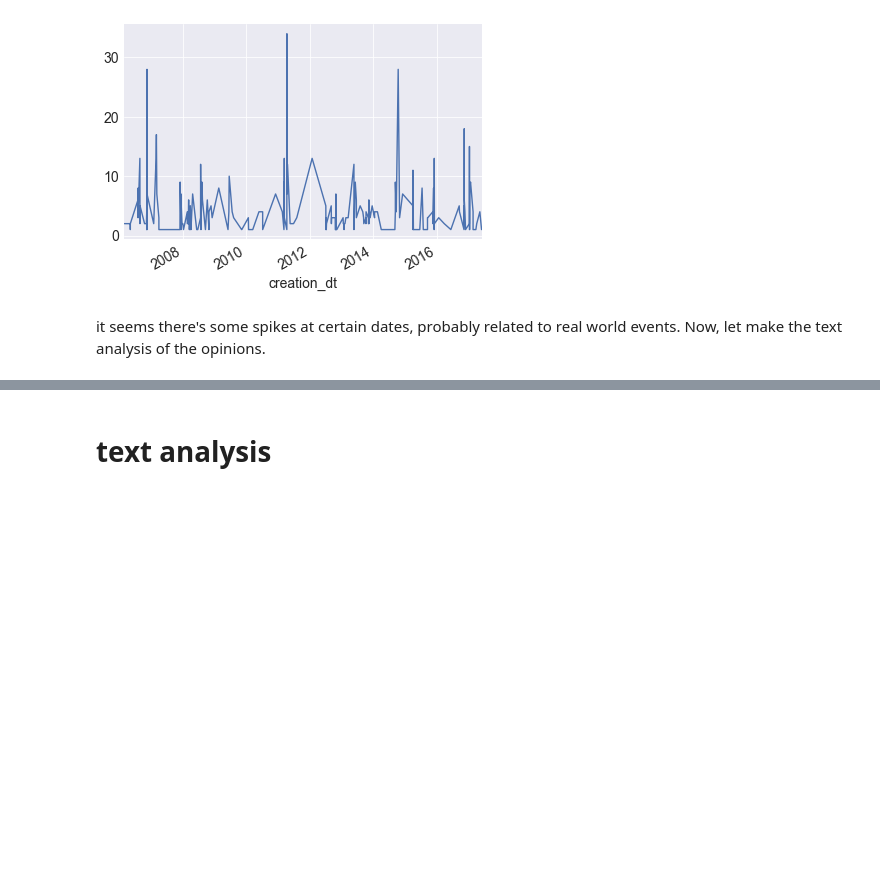
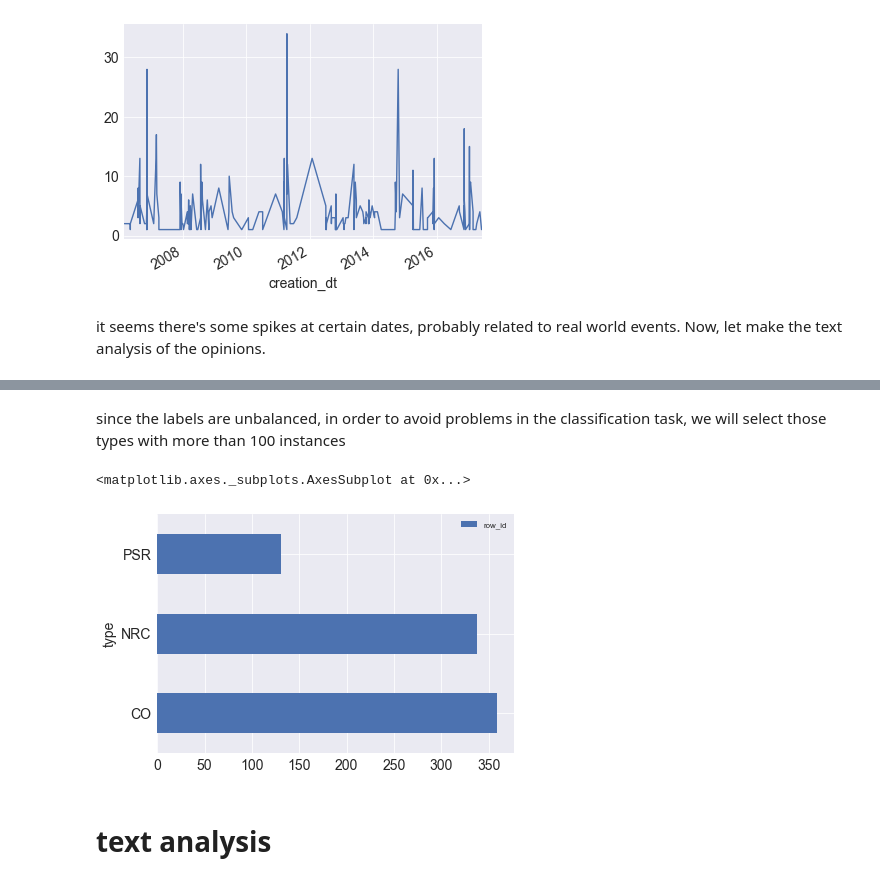
Before and after one commit to espol-cti/cwdiscussions, a Jupyter notebook: identify opinion types.ipynb, the cells around one changed output, grey strips where cells are left out. Saved outputs shown, nothing was run; the diff lists cells and outputs as text; code cells hidden in the pictures; blank space fills up the shorter version.

```diff
--- a/identify opinion types.ipynb
+++ b/identify opinion types.ipynb
@@ -104,3 +114,11 @@ it seems there's some spikes at certain dates, probably related to real world ev
+# %% [markdown]
+since the labels are unbalanced, in order to avoid problems in the classification task, we will select those types with more than 100 instances
+# %%
+ds=ds[ds.type.isin(['PSR','NRC', 'CO'])]
+ds[['row_id','type']].groupby('type').count().plot.barh()
+# %% [output]
+<matplotlib.axes._subplots.AxesSubplot at 0x...>
+[figure, added]
 # %% [markdown]
 # text analysis
 # %% [markdown]
```
Also changed, not shown: parts of 21 cells of this notebook, 5 other files.
